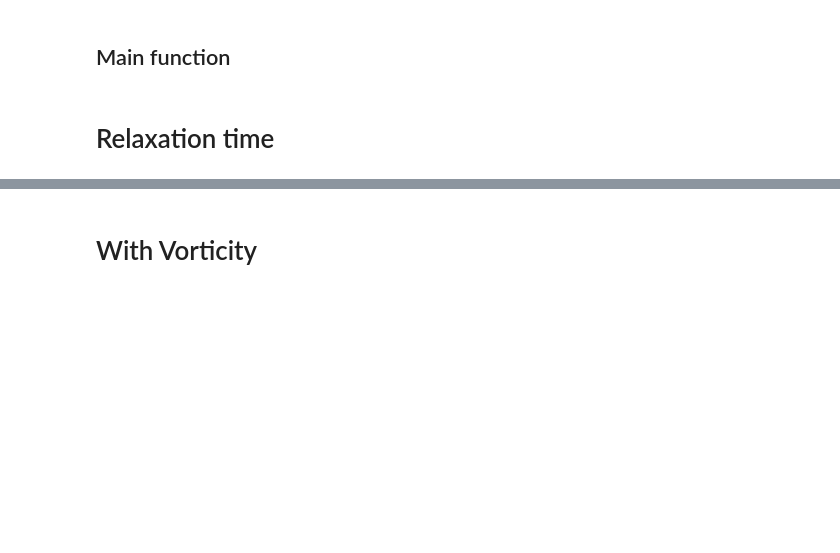
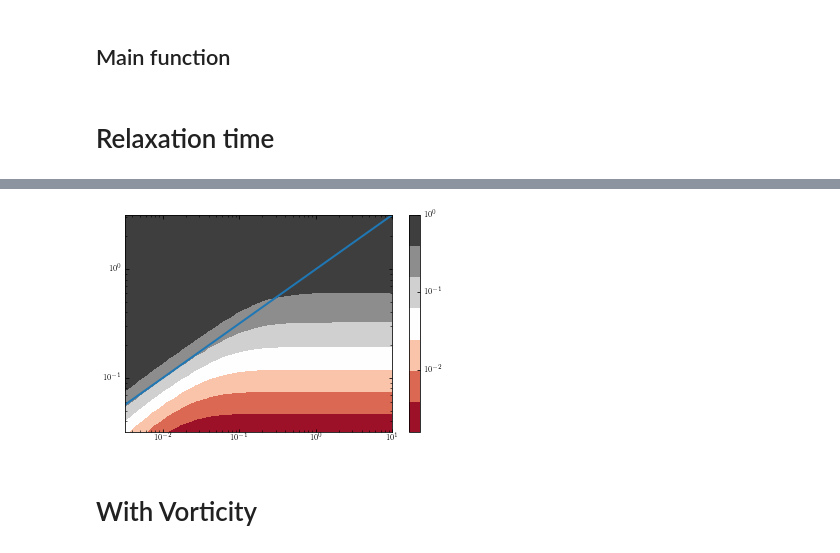
Before and after one commit to the-liquid-lab/on-the-limits-of-lubrication-theory, a Jupyter notebook: Cortelezzi.ipynb, the cells around one changed output, grey strips where cells are left out. Drawn from its saved outputs; the diff is of its cells as text; code cells hidden in the pictures; blank space fills up the shorter version.

```diff
--- a/Cortelezzi.ipynb
+++ b/Cortelezzi.ipynb
@@ -153,0 +157,15 @@ for Oh in Oh_list:
+# %%
+Bonumb = 0.001
+def om_cort(knumb, Ohnumb):
+    sampled_t, sampled_eta, sampled_eta_lub = solveEta(Ohnumb, Bonumb, knumb, 5.*max(1.,knumb**2/Ohnumb))
+    try:
+        popt, pcov = curve_fit(decaying_sinusoid, sampled_t,sampled_eta, p0=(min(Ohnumb/knumb**2, 0.1), 0.), bounds=(0,[1,np.inf]))
+        return popt[0]
+    except RuntimeError :
+        return -1
+
+Oh_list = np.logspace(-3, 1, 20)
+k_list = np.logspace(-2, 0, 20)
+om = np.array([[om_cort(k, Oh) for Oh in Oh_list] for k in k_list])
+
+print(om)
@@ -154,3 +190,15 @@ for Oh in Oh_list:
+# %%
+plt.contourf(Oh_list, k_list, np.log10(1-om), cmap='RdGy');
+plt.xscale('log')
+plt.yscale('log')
+plt.plot(Oh_list,np.sqrt(Oh_list), linewidth = 2.)
+cbar = plt.colorbar();
+ctks = [-2, -1, 0]
+cbar.set_ticks(ctks)
+ctkls = ["$10^{%d}$"%(v) for v in ctks]
+cbar.set_ticklabels(ctkls)
+# %% [output]
+[figure, added]
 # %% [markdown]
 # With Vorticity
 # %%
```
Also changed, not shown: parts of 2 cells of this notebook.
